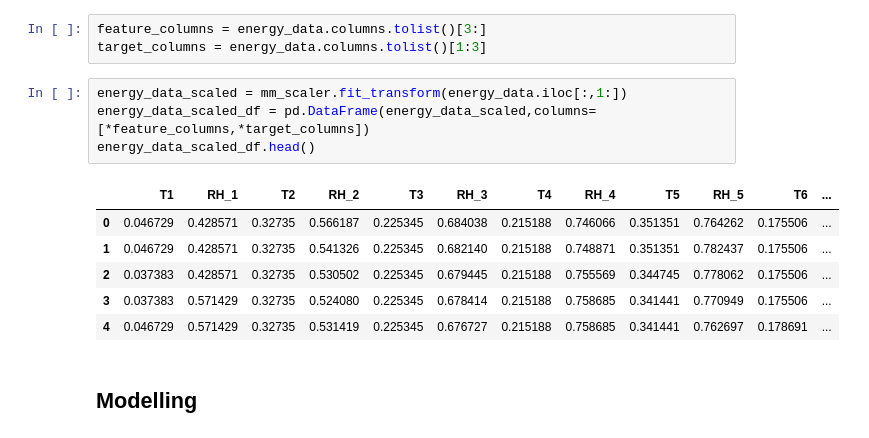
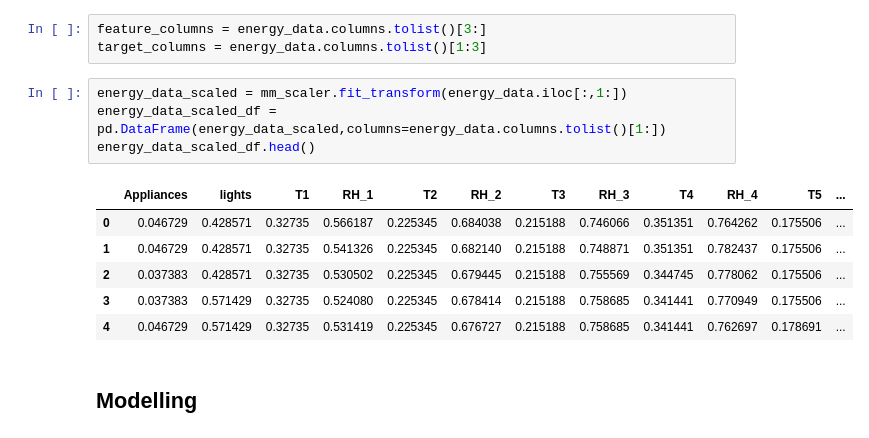
Before and after one commit to rnjema/hdsc_ml_regression, a Jupyter notebook: energy_ml_regression.ipynb, the cells around one changed output. Cells and saved outputs as stored; diff of their text form.

Commit message:
Fixed scaled data column naming

```diff
--- a/energy_ml_regression.ipynb
+++ b/energy_ml_regression.ipynb
@@ -148,10 +148,10 @@ feature_columns = energy_data.columns.tolist()[3:]
 target_columns = energy_data.columns.tolist()[1:3]
 # %%
 energy_data_scaled = mm_scaler.fit_transform(energy_data.iloc[:,1:])
-energy_data_scaled_df = pd.DataFrame(energy_data_scaled,columns=[*feature_columns,*target_columns])
+energy_data_scaled_df = pd.DataFrame(energy_data_scaled,columns=energy_data.columns.tolist()[1:])
 energy_data_scaled_df.head()
 # %% [output]
-|  | T1 | RH_1 | T2 | RH_2 | T3 | RH_3 | T4 | RH_4 | T5 | RH_5 | T6 | ... |
+|  | Appliances | lights | T1 | RH_1 | T2 | RH_2 | T3 | RH_3 | T4 | RH_4 | T5 | ... |
 | 0 | 0.046729 | 0.428571 | 0.32735 | 0.566187 | 0.225345 | 0.684038 | 0.215188 | 0.746066 | 0.351351 | 0.764262 | 0.175506 | ... |
 | 1 | 0.046729 | 0.428571 | 0.32735 | 0.541326 | 0.225345 | 0.682140 | 0.215188 | 0.748871 | 0.351351 | 0.782437 | 0.175506 | ... |
 | 2 | 0.037383 | 0.428571 | 0.32735 | 0.530502 | 0.225345 | 0.679445 | 0.215188 | 0.755569 | 0.344745 | 0.778062 | 0.175506 | ... |
```
Also changed, not shown: parts of 12 cells of this notebook.
